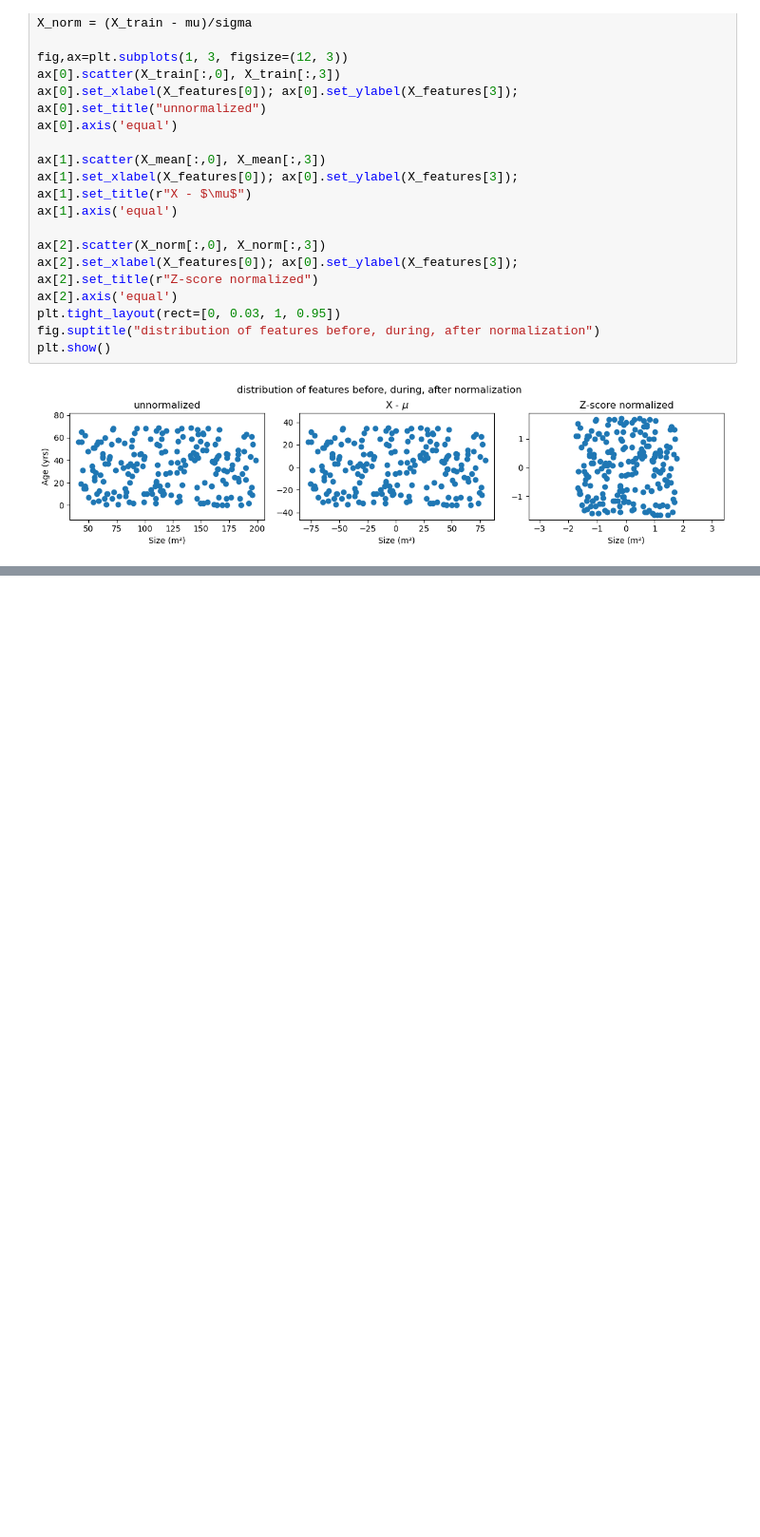
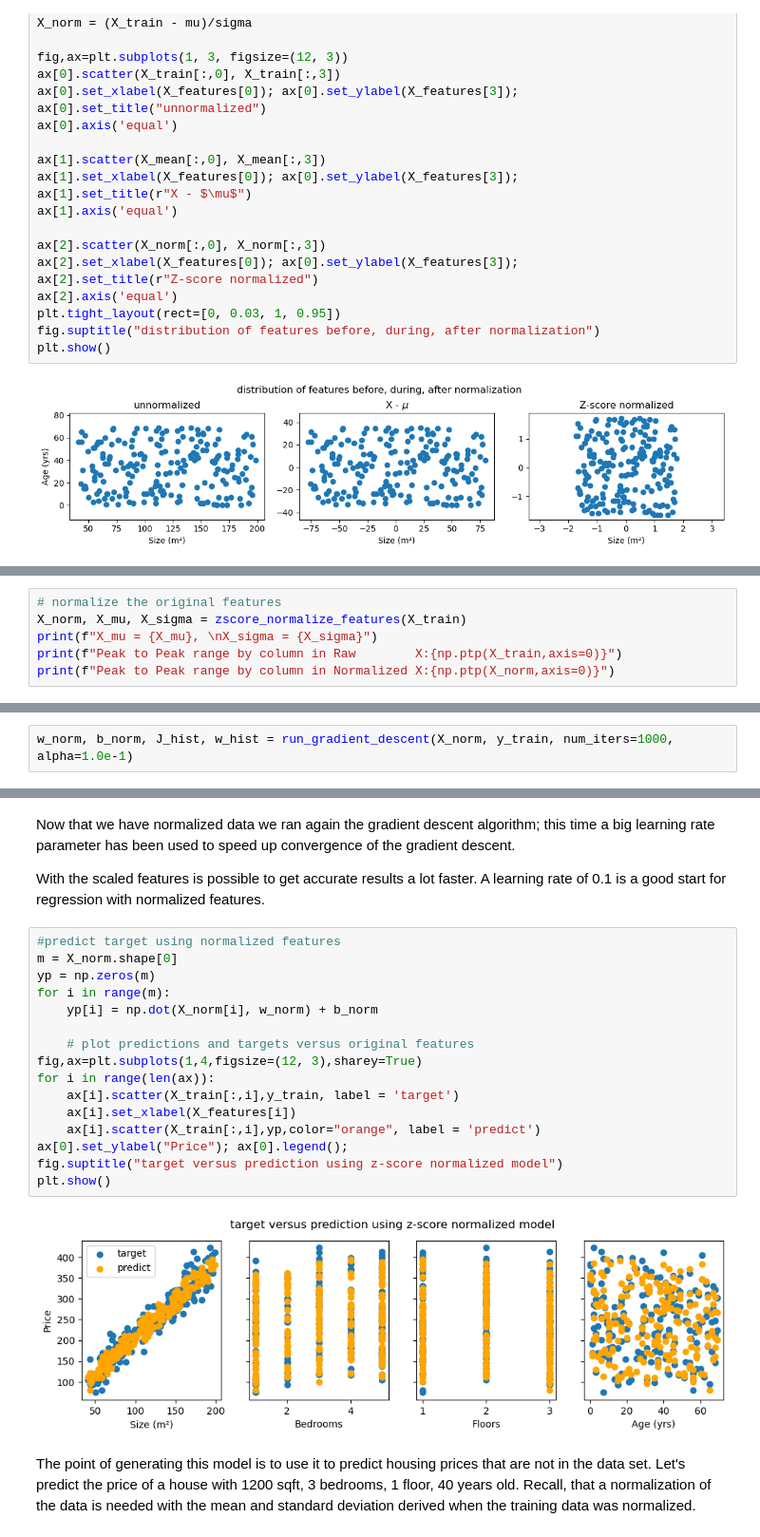
Before and after one commit to StefanoSpadano/ml_course_project, a Jupyter notebook: notebooks/feature_scaling_and_learning_rate.ipynb, the cells around one changed output, grey strips where cells are left out. Shown at 95% size. Drawn from its saved outputs; the diff is of its cells as text; blank space fills up the shorter version.

```diff
--- a/notebooks/feature_scaling_and_learning_rate.ipynb
+++ b/notebooks/feature_scaling_and_learning_rate.ipynb
@@ -253,0 +357,6 @@ plt.show()
+# %%
+# normalize the original features
+X_norm, X_mu, X_sigma = zscore_normalize_features(X_train)
+print(f"X_mu = {X_mu}, \nX_sigma = {X_sigma}")
+print(f"Peak to Peak range by column in Raw        X:{np.ptp(X_train,axis=0)}")
+print(f"Peak to Peak range by column in Normalized X:{np.ptp(X_norm,axis=0)}")
@@ -253,0 +368,2 @@ plt.show()
+# %%
+w_norm, b_norm, J_hist, w_hist = run_gradient_descent(X_norm, y_train, num_iters=1000, alpha=1.0e-1)
@@ -253,0 +381,24 @@ plt.show()
+# %% [markdown]
+Now that we have normalized data we ran again the gradient descent algorithm; this time a big learning rate parameter has been used to speed up convergence of the gradient descent.
+
+With the scaled features is possible to get accurate results a lot faster.  A learning rate of 0.1 is a good start for regression with normalized features.
+# %%
+#predict target using normalized features
+m = X_norm.shape[0]
+yp = np.zeros(m)
+for i in range(m):
+    yp[i] = np.dot(X_norm[i], w_norm) + b_norm
+
+    # plot predictions and targets versus original features
+fig,ax=plt.subplots(1,4,figsize=(12, 3),sharey=True)
+for i in range(len(ax)):
+    ax[i].scatter(X_train[:,i],y_train, label = 'target')
+    ax[i].set_xlabel(X_features[i])
+    ax[i].scatter(X_train[:,i],yp,color="orange", label = 'predict')
+ax[0].set_ylabel("Price"); ax[0].legend();
+fig.suptitle("target versus prediction using z-score normalized model")
+plt.show()
+# %% [output]
+[figure, added]
+# %% [markdown]
+The point of generating this model is to use it to predict housing prices that are not in the data set. Let's predict the price of a house with 1200 sqft, 3 bedrooms, 1 floor, 40 years old. Recall, that a normalization of the data is needed with the mean and standard deviation derived when the training data was normalized.
```
Also changed, not shown: parts of 7 cells of this notebook.
